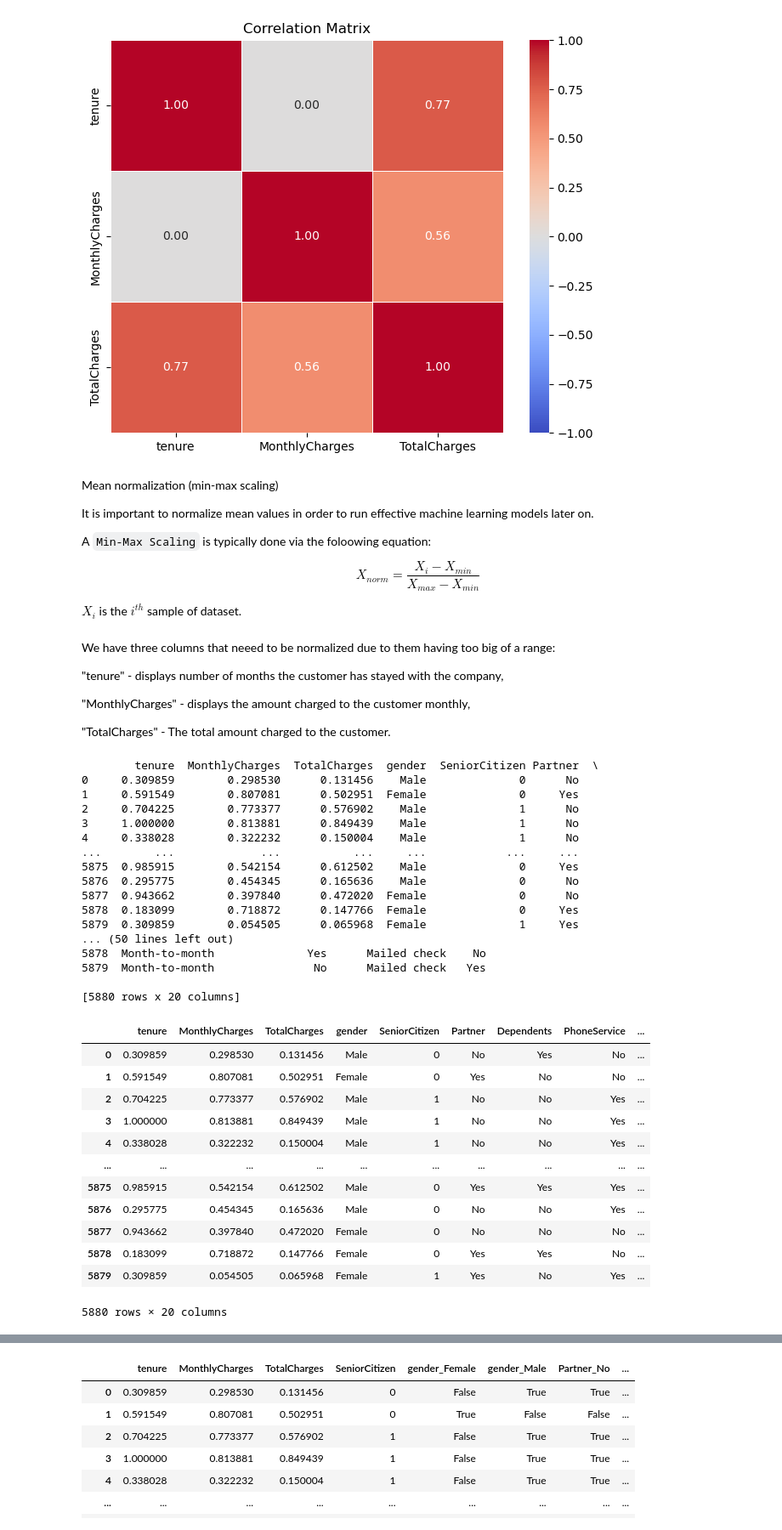
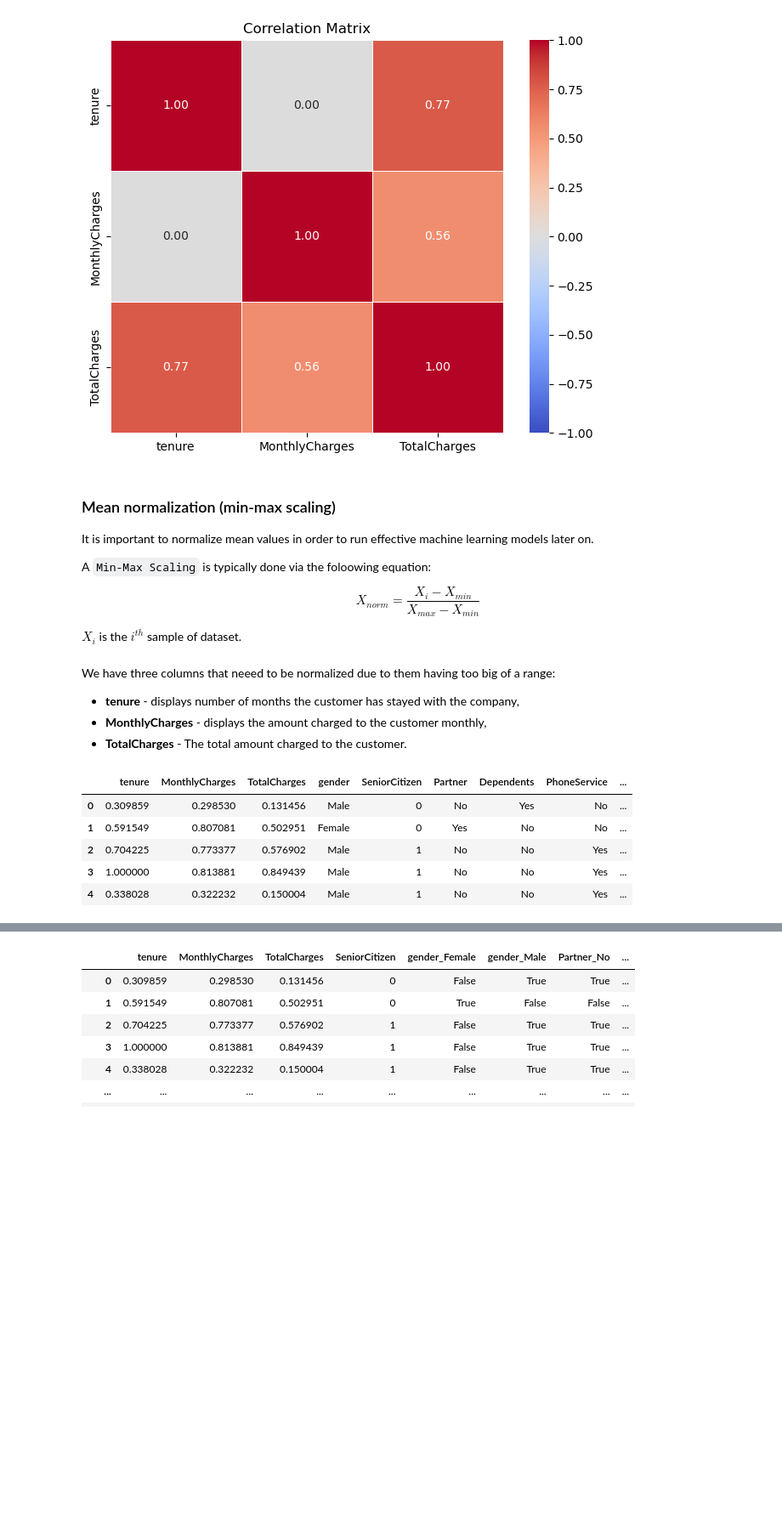
Before and after one commit to huixincai/customer-churn-analysis, a Jupyter notebook: Customer-churn-Analysis.ipynb, the cells around one changed output, grey strips where cells are left out. Shown at 85% size. Drawn from its saved outputs; the diff is of its cells as text; code cells hidden in the pictures; blank space fills up the shorter version.

```diff
--- a/Customer-churn-Analysis.ipynb
+++ b/Customer-churn-Analysis.ipynb
@@ -318,7 +318,7 @@ plt.show()
 # %% [output]
 [figure]
 # %% [markdown]
-Mean normalization (min-max scaling)
+### Mean normalization (min-max scaling)
 
 It is important to normalize mean values in order to run effective machine learning models later on.
 
@@ -330,56 +330,22 @@ $X_i$ is the $i^{th}$ sample of dataset.
 # %% [markdown]
 We have three columns that neeed to be normalized due to them having too big of a range:
 
-"tenure" - displays number of months the customer has stayed with the company,
-
-"MonthlyCharges" - displays the amount charged to the customer monthly,
-
-"TotalCharges" - The total amount charged to the customer.
+- **tenure** - displays number of months the customer has stayed with the company,
+- **MonthlyCharges** - displays the amount charged to the customer monthly,
+- **TotalCharges** - The total amount charged to the customer.
 # %%
-from sklearn.preprocessing import MinMaxScaler
-
 scaler = MinMaxScaler()
-
 Scaled_Numeric_features = scaler.fit_transform(numeric_features)
-
 Norm_numeric_features = pd.DataFrame(Scaled_Numeric_features, columns = numeric_features.columns)
-
 Norm_churn_data = pd.concat([Norm_numeric_features, cat_features], axis=1)
-
-print(Norm_churn_data)
-
-Norm_churn_data
+Norm_churn_data.head()
 # %% [output]
-        tenure  MonthlyCharges  TotalCharges  gender  SeniorCitizen Partner  \
-0     0.309859        0.298530      0.131456    Male              0      No
-1     0.591549        0.807081      0.502951  Female              0     Yes
-2     0.704225        0.773377      0.576902    Male              1      No
-3     1.000000        0.813881      0.849439    Male              1      No
-4     0.338028        0.322232      0.150004    Male              1      No
-...        ...             ...           ...     ...            ...     ...
-5875  0.985915        0.542154      0.612502    Male              0     Yes
-5876  0.295775        0.454345      0.165636    Male              0      No
-5877  0.943662        0.397840      0.472020  Female              0      No
-5878  0.183099        0.718872      0.147766  Female              0     Yes
-5879  0.309859        0.054505      0.065968  Female              1     Yes
-... (50 lines left out)
-5878  Month-to-month              Yes      Mailed check    No
-5879  Month-to-month               No      Mailed check   Yes
-
-[5880 rows x 20 columns]
 |  | tenure | MonthlyCharges | TotalCharges | gender | SeniorCitizen | Partner | Dependents | PhoneService | ... |
 | 0 | 0.309859 | 0.298530 | 0.131456 | Male | 0 | No | Yes | No | ... |
 | 1 | 0.591549 | 0.807081 | 0.502951 | Female | 0 | Yes | No | No | ... |
 | 2 | 0.704225 | 0.773377 | 0.576902 | Male | 1 | No | No | Yes | ... |
 | 3 | 1.000000 | 0.813881 | 0.849439 | Male | 1 | No | No | Yes | ... |
 | 4 | 0.338028 | 0.322232 | 0.150004 | Male | 1 | No | No | Yes | ... |
-| ... | ... | ... | ... | ... | ... | ... | ... | ... | ... |
-| 5875 | 0.985915 | 0.542154 | 0.612502 | Male | 0 | Yes | Yes | Yes | ... |
-| 5876 | 0.295775 | 0.454345 | 0.165636 | Male | 0 | No | No | Yes | ... |
-| 5877 | 0.943662 | 0.397840 | 0.472020 | Female | 0 | No | No | No | ... |
-| 5878 | 0.183099 | 0.718872 | 0.147766 | Female | 0 | Yes | Yes | No | ... |
-| 5879 | 0.309859 | 0.054505 | 0.065968 | Female | 1 | Yes | No | Yes | ... |
-5880 rows × 20 columns
 # %%
 Norm_churn_data.info()
 # %% [output]
```
